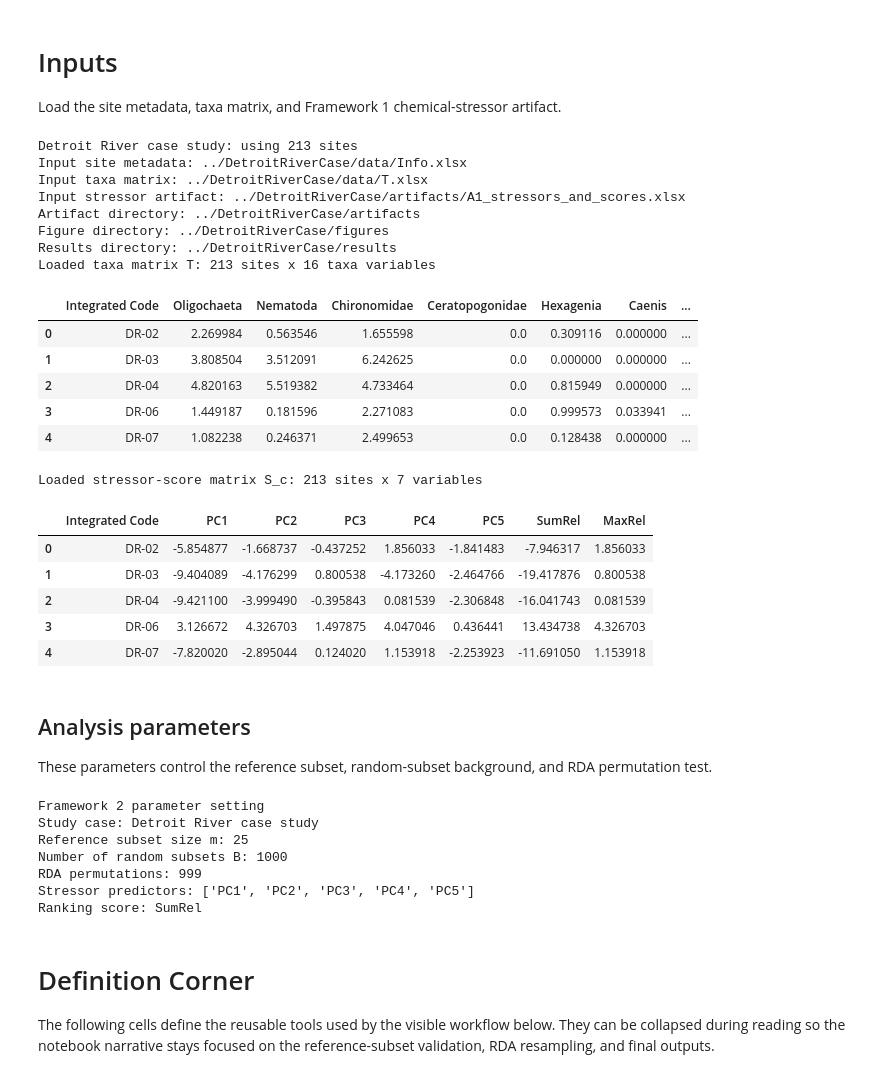
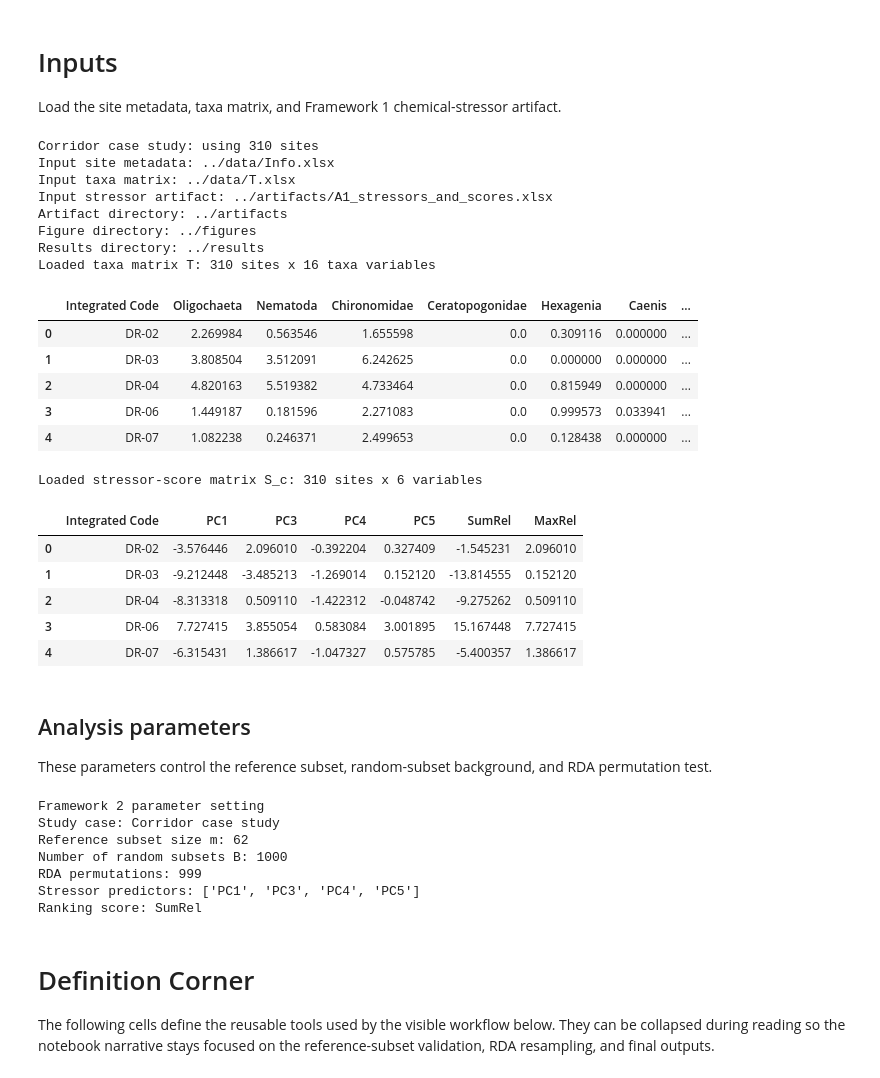
Before and after one commit to Gufeng-2002/thesisproject-codebase, a Jupyter notebook: codespace/notebooks/ch2_framework2.ipynb, the cells around one changed output. Drawn from its saved outputs; the diff is of its cells as text; code cells hidden in the pictures.

```diff
--- a/codespace/notebooks/ch2_framework2.ipynb
+++ b/codespace/notebooks/ch2_framework2.ipynb
@@ -18,7 +18,7 @@ Load the site metadata, taxa matrix, and Framework 1 chemical-stressor artifact.
 from pathlib import Path
 import pandas as pd
 
-STUDY_CASE = "DR"  # Set to "DR" to use the hard-saved Detroit River case inputs.
+STUDY_CASE = "corridor"  # Set to "DR" to use the hard-saved Detroit River case inputs.
 SITE_ID_COLUMN = "Integrated Code"
 
 if STUDY_CASE == "DR":
@@ -56,48 +56,48 @@ if SITE_ID_COLUMN not in S_c.columns:
     raise KeyError(f"Framework 1 artifact is missing the site ID column: {SITE_ID_COLUMN}")
 if len(S_c) != len(T_with_site_id):
     raise ValueError(
         f"Framework 1 artifact row count ({len(S_c)}) does not match taxa row count ({len(T_with_site_id)})."
     )
 if not S_c[SITE_ID_COLUMN].reset_index(drop=True).equals(T_with_site_id[SITE_ID_COLUMN].reset_index(drop=True)):
     raise ValueError("Framework 1 artifact site IDs do not align with the selected study-case data files.")
 
 N_STUDY_SITES = len(S_c)
 
 print(f"{STUDY_CASE_LABEL}: using {N_STUDY_SITES} sites")
 print(f"Input site metadata: {INFO_PATH}")
 print(f"Input taxa matrix: {TAXA_PATH}")
 print(f"Input stressor artifact: {STRESSOR_ARTIFACT_PATH}")
 print(f"Artifact directory: {ARTIFACT_DIR}")
 print(f"Figure directory: {FIGURE_DIR}")
 print(f"Results directory: {RESULTS_DIR}")
 
 print(f"Loaded taxa matrix T: {T_with_site_id.shape[0]} sites x {T_with_site_id.shape[1] - 1} taxa variables")
 display(T_with_site_id.head())
 
 print(f"Loaded stressor-score matrix S_c: {S_c.shape[0]} sites x {S_c.shape[1] - 1} variables")
 display(S_c.head())
 # %% [output]
-Detroit River case study: using 213 sites
-Input site metadata: ../DetroitRiverCase/data/Info.xlsx
-Input taxa matrix: ../DetroitRiverCase/data/T.xlsx
-Input stressor artifact: ../DetroitRiverCase/artifacts/A1_stressors_and_scores.xlsx
-Artifact directory: ../DetroitRiverCase/artifacts
-Figure directory: ../DetroitRiverCase/figures
-Results directory: ../DetroitRiverCase/results
-Loaded taxa matrix T: 213 sites x 16 taxa variables
+Corridor case study: using 310 sites
+Input site metadata: ../data/Info.xlsx
+Input taxa matrix: ../data/T.xlsx
+Input stressor artifact: ../artifacts/A1_stressors_and_scores.xlsx
+Artifact directory: ../artifacts
+Figure directory: ../figures
+Results directory: ../results
+Loaded taxa matrix T: 310 sites x 16 taxa variables
 |  | Integrated Code | Oligochaeta | Nematoda | Chironomidae | Ceratopogonidae | Hexagenia | Caenis | ... |
 | 0 | DR-02 | 2.269984 | 0.563546 | 1.655598 | 0.0 | 0.309116 | 0.000000 | ... |
 | 1 | DR-03 | 3.808504 | 3.512091 | 6.242625 | 0.0 | 0.000000 | 0.000000 | ... |
 | 2 | DR-04 | 4.820163 | 5.519382 | 4.733464 | 0.0 | 0.815949 | 0.000000 | ... |
 | 3 | DR-06 | 1.449187 | 0.181596 | 2.271083 | 0.0 | 0.999573 | 0.033941 | ... |
 | 4 | DR-07 | 1.082238 | 0.246371 | 2.499653 | 0.0 | 0.128438 | 0.000000 | ... |
-Loaded stressor-score matrix S_c: 213 sites x 7 variables
+Loaded stressor-score matrix S_c: 310 sites x 6 variables
-|  | Integrated Code | PC1 | PC2 | PC3 | PC4 | PC5 | SumRel | MaxRel |
-| 0 | DR-02 | -5.854877 | -1.668737 | -0.437252 | 1.856033 | -1.841483 | -7.946317 | 1.856033 |
-| 1 | DR-03 | -9.404089 | -4.176299 | 0.800538 | -4.173260 | -2.464766 | -19.417876 | 0.800538 |
-| 2 | DR-04 | -9.421100 | -3.999490 | -0.395843 | 0.081539 | -2.306848 | -16.041743 | 0.081539 |
-| 3 | DR-06 | 3.126672 | 4.326703 | 1.497875 | 4.047046 | 0.436441 | 13.434738 | 4.326703 |
-| 4 | DR-07 | -7.820020 | -2.895044 | 0.124020 | 1.153918 | -2.253923 | -11.691050 | 1.153918 |
+|  | Integrated Code | PC1 | PC3 | PC4 | PC5 | SumRel | MaxRel |
+| 0 | DR-02 | -3.576446 | 2.096010 | -0.392204 | 0.327409 | -1.545231 | 2.096010 |
+| 1 | DR-03 | -9.212448 | -3.485213 | -1.269014 | 0.152120 | -13.814555 | 0.152120 |
+| 2 | DR-04 | -8.313318 | 0.509110 | -1.422312 | -0.048742 | -9.275262 | 0.509110 |
+| 3 | DR-06 | 7.727415 | 3.855054 | 0.583084 | 3.001895 | 15.167448 | 7.727415 |
+| 4 | DR-07 | -6.315431 | 1.386617 | -1.047327 | 0.575785 | -5.400357 | 1.386617 |
 # %% [markdown]
 ## Analysis parameters
 
@@ -114,7 +114,7 @@ SELECTED_COLUMNS = STRESSOR_COLUMNS + [SCORE_COLUMN]
 TAXA_COLUMNS = T.columns.tolist()
 
 # Main reference-subset validation setting
-M_REFERENCE = 25
+M_REFERENCE = 62
 N_RANDOM_SUBSETS = 1000
 PERMUTATIONS = 999
 RANDOM_STATE = 66
@@ -128,11 +128,11 @@ print(f"Stressor predictors: {STRESSOR_COLUMNS}")
 print(f"Ranking score: {SCORE_COLUMN}")
 # %% [output]
 Framework 2 parameter setting
-Study case: Detroit River case study
-Reference subset size m: 25
+Study case: Corridor case study
+Reference subset size m: 62
 Number of random subsets B: 1000
 RDA permutations: 999
-Stressor predictors: ['PC1', 'PC2', 'PC3', 'PC4', 'PC5']
+Stressor predictors: ['PC1', 'PC3', 'PC4', 'PC5']
 Ranking score: SumRel
 # %% [markdown]
 # Definition Corner
```
Also changed, not shown: parts of 6 cells of this notebook, 12 other files.
